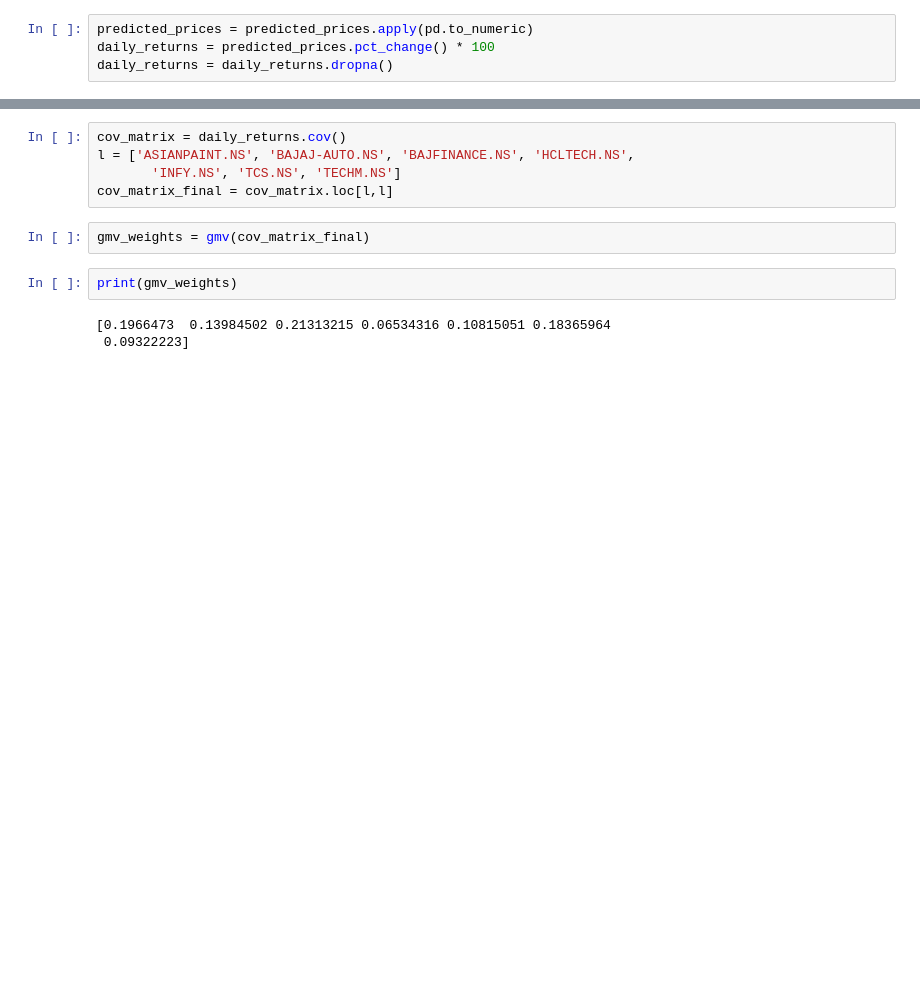
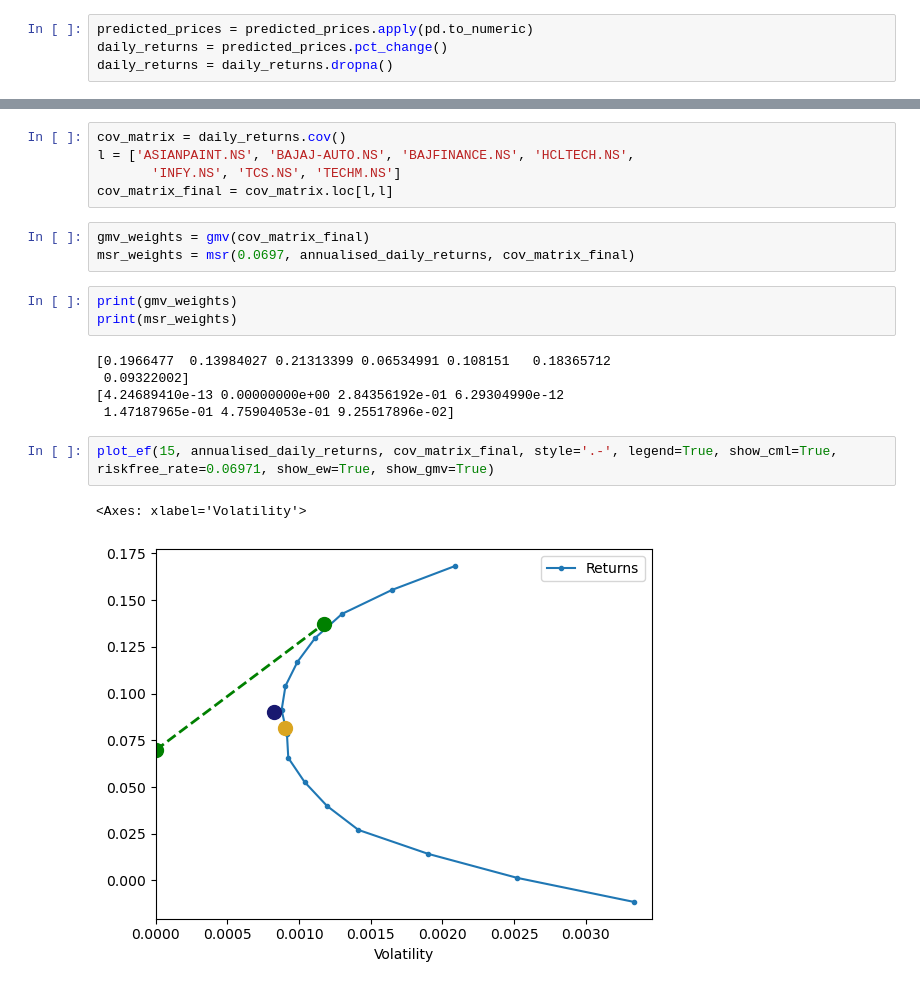
Before and after one commit to shettysiddhanth/Quantamental-Stock-Analysis, a Jupyter notebook: GMV.ipynb, the cells around one changed output, grey strips where cells are left out. Drawn from its saved outputs; the diff is of its cells as text; blank space fills up the shorter version.

```diff
--- a/GMV.ipynb
+++ b/GMV.ipynb
@@ -8,7 +8,7 @@ predicted_prices['Date'] = pd.to_datetime(predicted_prices['Date'], format='%Y-%
 predicted_prices.set_index('Date', inplace=True)
 # %%
 predicted_prices = predicted_prices.apply(pd.to_numeric)
-daily_returns = predicted_prices.pct_change() * 100
+daily_returns = predicted_prices.pct_change()
 daily_returns = daily_returns.dropna()
 # %%
 def annualize_rets(r, periods_per_year):
@@ -119,8 +119,17 @@ l = ['ASIANPAINT.NS', 'BAJAJ-AUTO.NS', 'BAJFINANCE.NS', 'HCLTECH.NS',
 cov_matrix_final = cov_matrix.loc[l,l]
 # %%
 gmv_weights = gmv(cov_matrix_final)
+msr_weights = msr(0.0697, annualised_daily_returns, cov_matrix_final)
 # %%
 print(gmv_weights)
+print(msr_weights)
 # %% [output]
-[0.1966473  0.13984502 0.21313215 0.06534316 0.10815051 0.18365964
- 0.09322223]
+[0.1966477  0.13984027 0.21313399 0.06534991 0.108151   0.18365712
+ 0.09322002]
+[4.24689410e-13 0.00000000e+00 2.84356192e-01 6.29304990e-12
+ 1.47187965e-01 4.75904053e-01 9.25517896e-02]
+# %%
+plot_ef(15, annualised_daily_returns, cov_matrix_final, style='.-', legend=True, show_cml=True, riskfree_rate=0.06971, show_ew=True, show_gmv=True)
+# %% [output]
+<Axes: xlabel='Volatility'>
+[figure, added]
```
